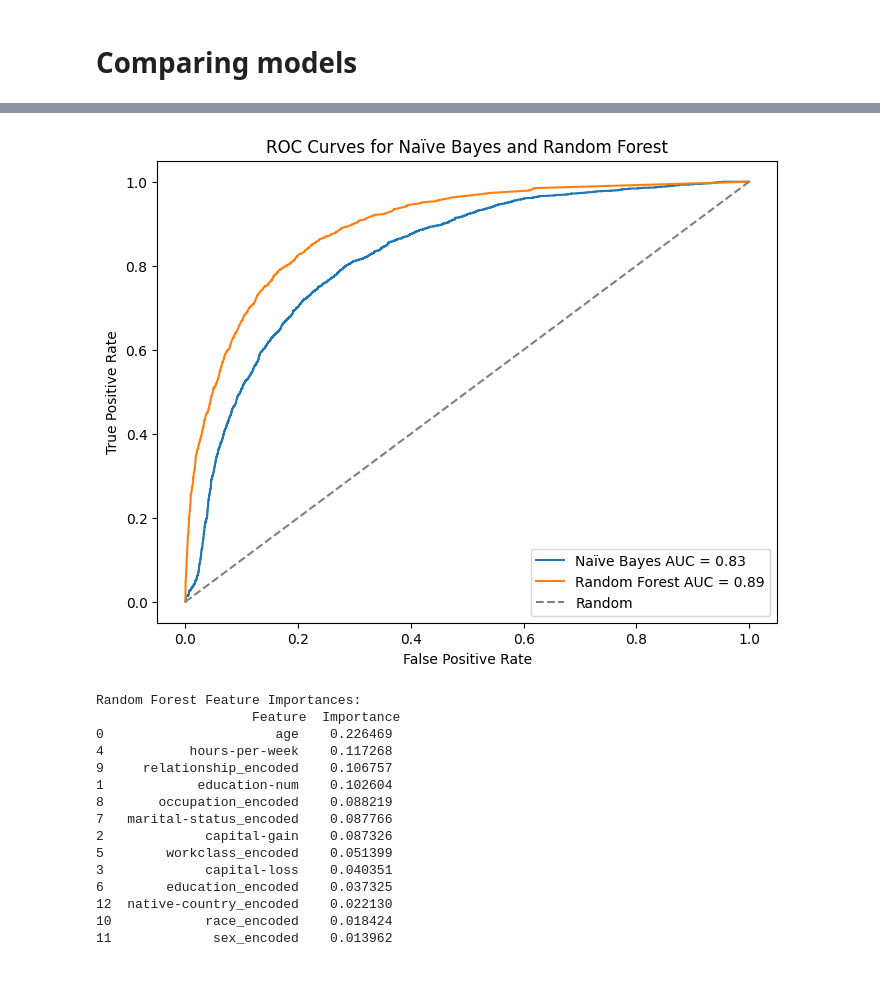
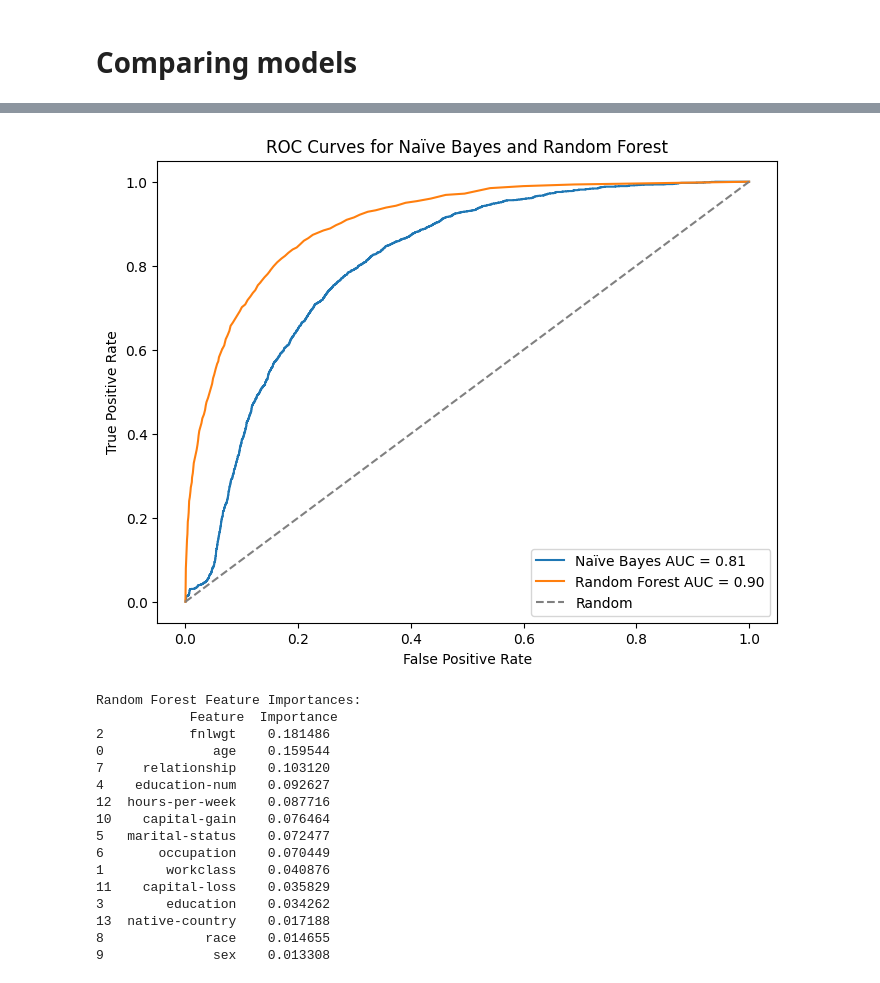
Before and after one commit to VanujaSooriyaarachchi/Census-Data-Income-Prediction, a Jupyter notebook: Model.ipynb, the cells around one changed output, grey strips where cells are left out. Cells and saved outputs as stored; diff of their text form; code cells hidden in the pictures.

Commit message:
Model

```diff
--- a/Model.ipynb
+++ b/Model.ipynb
@@ -49,5 +49,5 @@ df
 | 47388 | 35.0 | 5 | 182148 | 9 | 12 | 2 | 4 | 0 | ... |
 47389 rows × 15 columns
 # %%
-x = df.drop('income_encoded', axis=1)
-y = df['income_encoded']
+x = df.drop('income', axis=1)
+y = df['income']
@@ -308,46 +306,49 @@ plt.show()
 [figure]
 # %%
-# Naïve Bayes
-nb_probabilities = nb_model.predict_proba(X_test)[:, 1]
-fpr_nb, tpr_nb, _ = roc_curve(y_test, nb_probabilities)
-auc_nb = roc_auc_score(y_test, nb_probabilities)
+# Train the Random Forest model
+rf_model.fit(X_train, y_train)
 
-# Random Forest
+# Get predicted probabilities for Random Forest
 rf_probabilities = rf_model.predict_proba(X_test)[:, 1]
+
+# Calculate ROC curve for Random Forest
 fpr_rf, tpr_rf, _ = roc_curve(y_test, rf_probabilities)
+
+# Calculate AUC for Random Forest
 auc_rf = roc_auc_score(y_test, rf_probabilities)
 
-# Plot ROC curves
+# Plot ROC curve for Random Forest
 plt.figure(figsize=(8, 6))
 plt.plot(fpr_nb, tpr_nb, label=f'Naïve Bayes AUC = {auc_nb:.2f}')
 plt.plot(fpr_rf, tpr_rf, label=f'Random Forest AUC = {auc_rf:.2f}')
 plt.plot([0, 1], [0, 1], linestyle='--', color='gray', label='Random')
 plt.xlabel('False Positive Rate')
 plt.ylabel('True Positive Rate')
 plt.title('ROC Curves for Naïve Bayes and Random Forest')
 plt.legend()
 plt.show()
 # %% [output]
-[figure, old version]
+[figure, new version]
 # %%
 # Random Forest
 feature_importances_rf = rf_model.feature_importances_
-feature_importance_df_rf = pd.DataFrame({'Feature': X.columns, 'Importance': feature_importances_rf})
+feature_importance_df_rf = pd.DataFrame({'Feature': x.columns, 'Importance': feature_importances_rf})
 feature_importance_df_rf = feature_importance_df_rf.sort_values(by='Importance', ascending=False)
 print("Random Forest Feature Importances:\n", feature_importance_df_rf)
 # %% [output]
 Random Forest Feature Importances:
-                    Feature  Importance
-0                      age    0.226469
-4           hours-per-week    0.117268
-9     relationship_encoded    0.106757
-1            education-num    0.102604
-8       occupation_encoded    0.088219
-7   marital-status_encoded    0.087766
-2             capital-gain    0.087326
-5        workclass_encoded    0.051399
-3             capital-loss    0.040351
-6        education_encoded    0.037325
-12  native-country_encoded    0.022130
-10            race_encoded    0.018424
-11             sex_encoded    0.013962
+            Feature  Importance
+2           fnlwgt    0.181486
+0              age    0.159544
+7     relationship    0.103120
+4    education-num    0.092627
+12  hours-per-week    0.087716
+10    capital-gain    0.076464
+5   marital-status    0.072477
+6       occupation    0.070449
+1        workclass    0.040876
+11    capital-loss    0.035829
+3        education    0.034262
+13  native-country    0.017188
+8             race    0.014655
+9              sex    0.013308
```
Also changed, not shown: parts of 14 cells of this notebook, 1 other file.
